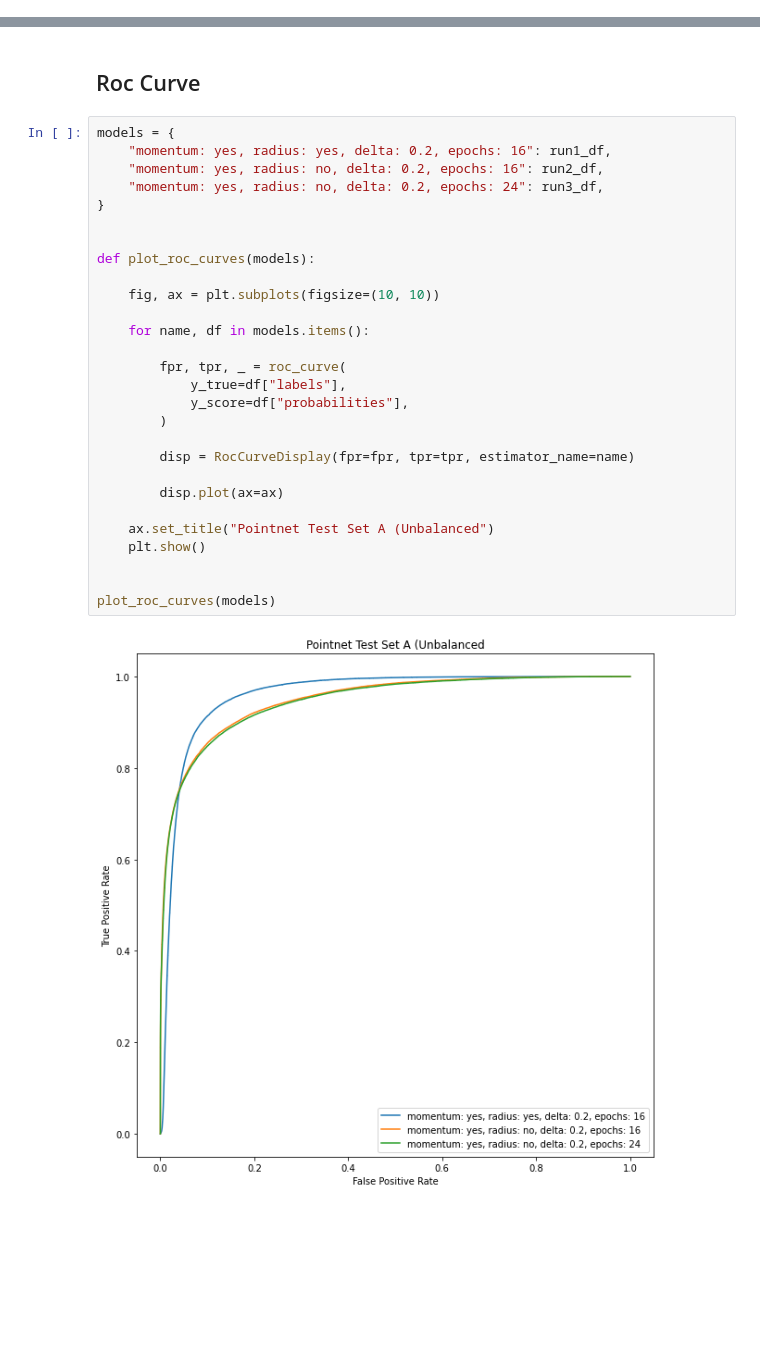
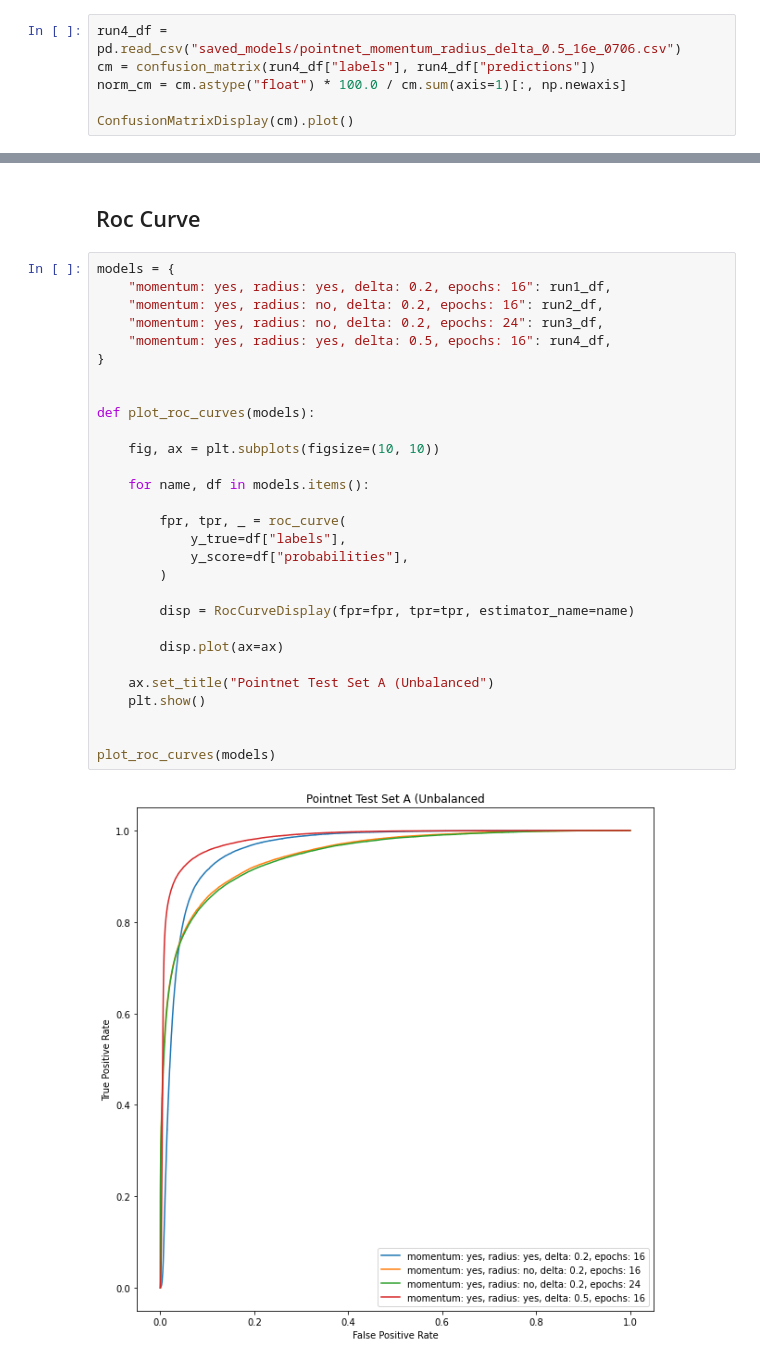
Before and after one commit to TRIUMF-Capstone2022/richai, a Jupyter notebook: notebooks/pointnet_run.ipynb, the cells around one changed output, grey strips where cells are left out. Saved outputs shown, nothing was run; the diff lists cells and outputs as text; blank space fills up the shorter version.

Commit message:
Add new run with delta 0.5

```diff
--- a/notebooks/pointnet_run.ipynb
+++ b/notebooks/pointnet_run.ipynb
@@ -96,0 +105,6 @@ ConfusionMatrixDisplay(norm_cm).plot()
+# %%
+run4_df = pd.read_csv("saved_models/pointnet_momentum_radius_delta_0.5_16e_0706.csv")
+cm = confusion_matrix(run4_df["labels"], run4_df["predictions"])
+norm_cm = cm.astype("float") * 100.0 / cm.sum(axis=1)[:, np.newaxis]
+
+ConfusionMatrixDisplay(cm).plot()
@@ -99,30 +121,31 @@ ConfusionMatrixDisplay(norm_cm).plot()
 # %%
 models = {
     "momentum: yes, radius: yes, delta: 0.2, epochs: 16": run1_df,
     "momentum: yes, radius: no, delta: 0.2, epochs: 16": run2_df,
     "momentum: yes, radius: no, delta: 0.2, epochs: 24": run3_df,
+    "momentum: yes, radius: yes, delta: 0.5, epochs: 16": run4_df,
 }
 
 
 def plot_roc_curves(models):
 
     fig, ax = plt.subplots(figsize=(10, 10))
 
     for name, df in models.items():
 
         fpr, tpr, _ = roc_curve(
             y_true=df["labels"],
             y_score=df["probabilities"],
         )
 
         disp = RocCurveDisplay(fpr=fpr, tpr=tpr, estimator_name=name)
 
         disp.plot(ax=ax)
 
     ax.set_title("Pointnet Test Set A (Unbalanced")
     plt.show()
 
 
 plot_roc_curves(models)
 # %% [output]
-[figure, old version]
+[figure, new version]
```
Also changed, not shown: parts of 4 cells of this notebook.
